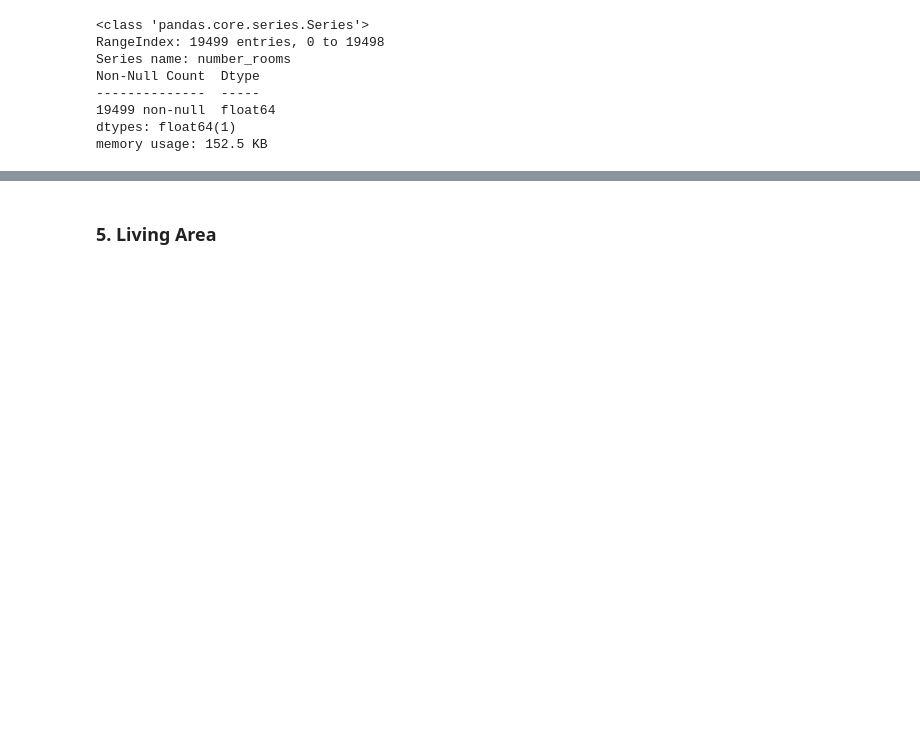
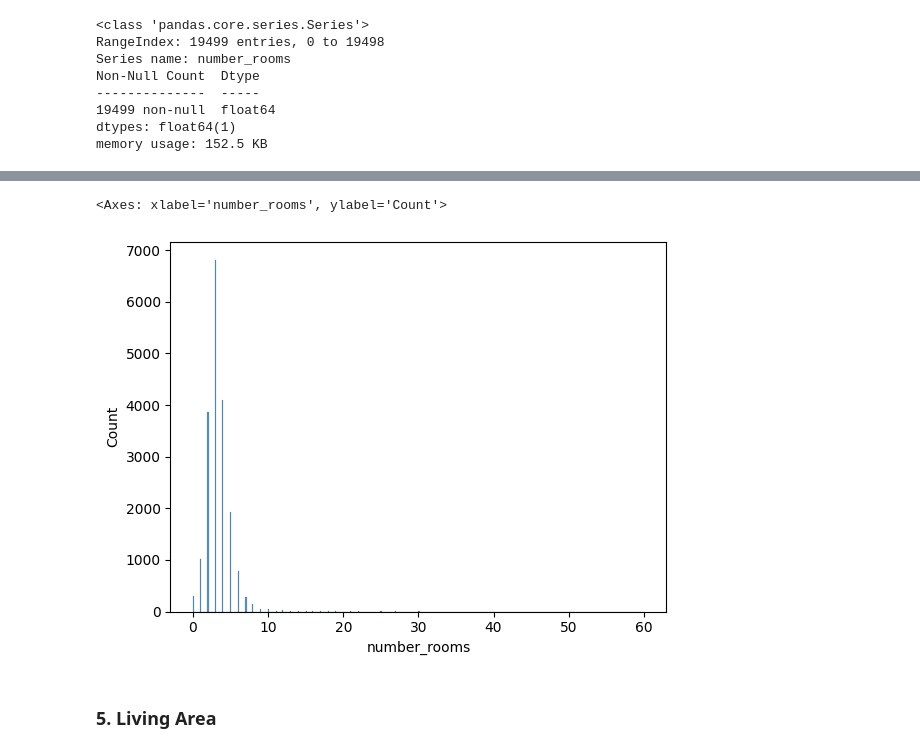
Before and after one commit to nikolaaswillaert/ImmoElizaDataAnalysis, a Jupyter notebook: datacleaning.ipynb, the cells around one changed output, grey strips where cells are left out. Saved outputs shown, nothing was run; the diff lists cells and outputs as text; code cells hidden in the pictures; blank space fills up the shorter version.

```diff
--- a/datacleaning.ipynb
+++ b/datacleaning.ipynb
@@ -291,3 +311,8 @@ memory usage: 152.5 KB
+# %%
+sns.histplot(df, x='number_rooms')
+# %% [output]
+<Axes: xlabel='number_rooms', ylabel='Count'>
+[figure, added]
 # %% [markdown]
 ### 5. Living Area
 # %%
```
Also changed, not shown: parts of 9 cells of this notebook.
